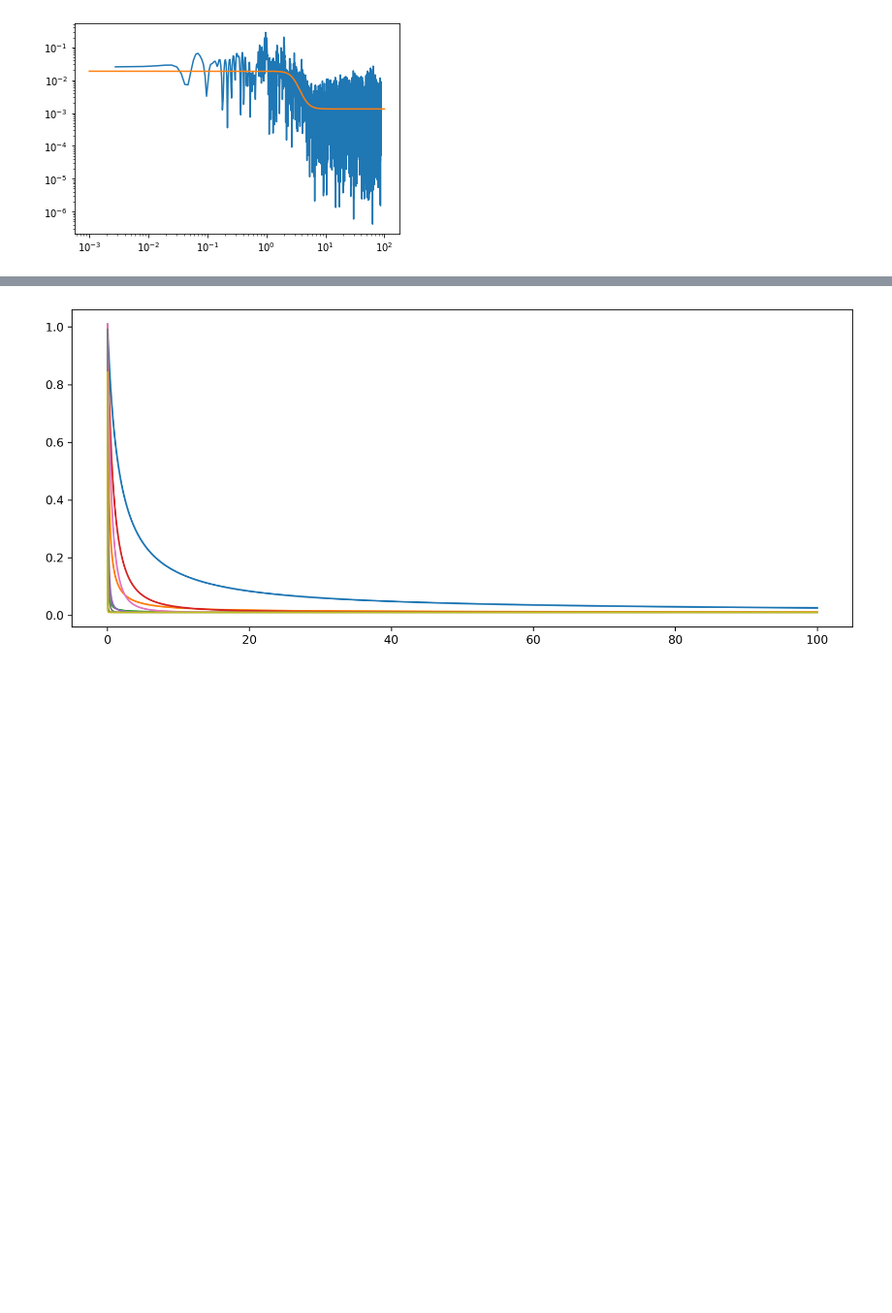
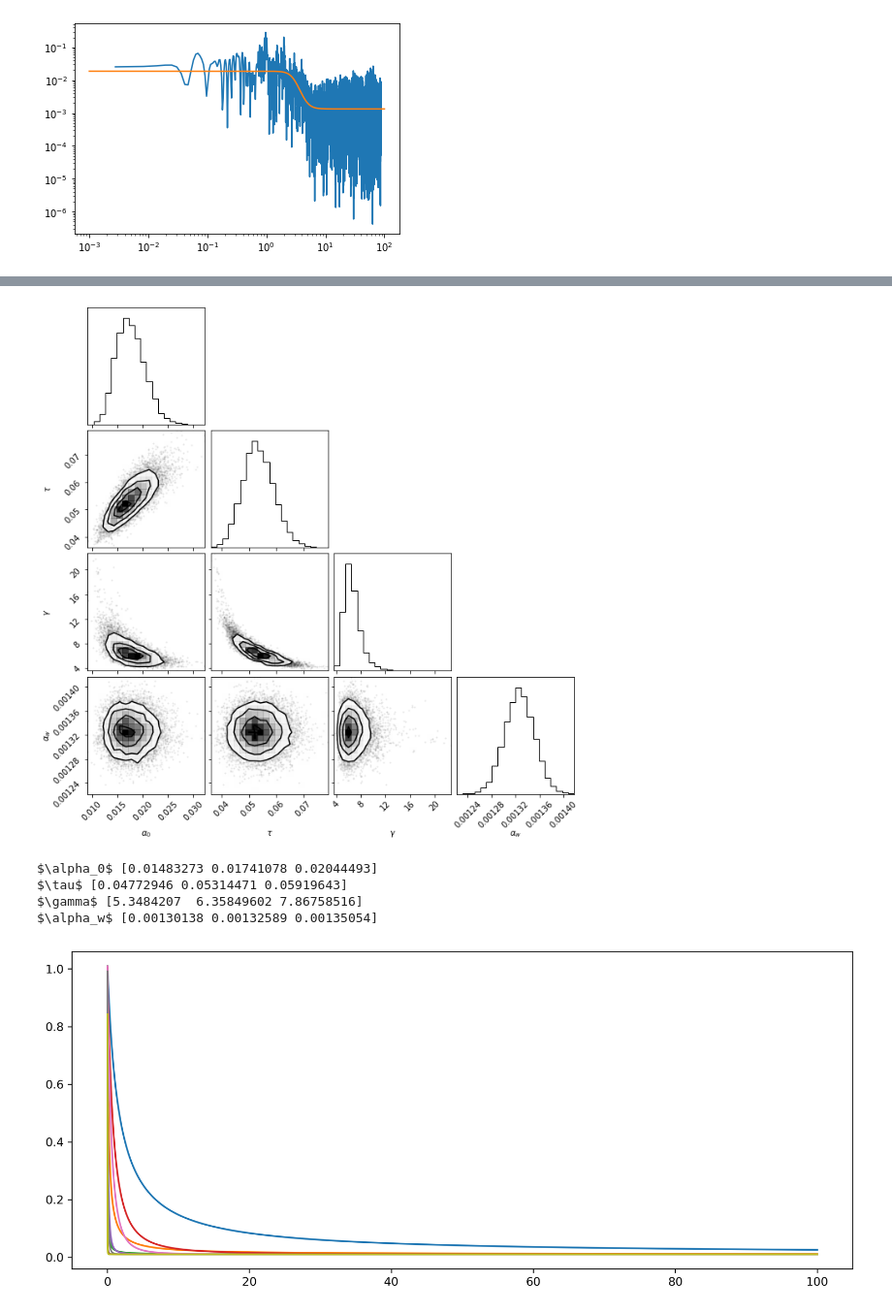
Before and after one commit to Bilsek12/squeegee, a Jupyter notebook: Betelgeuse_Intro.ipynb, the cells around one changed output, grey strips where cells are left out. Shown at 97% size. Cells and saved outputs as stored; diff of their text form; code cells hidden in the pictures; blank space fills up the shorter version.

```diff
--- a/Betelgeuse_Intro.ipynb
+++ b/Betelgeuse_Intro.ipynb
@@ -186,3 +231,22 @@ plt.yscale('log')
+# %%
+import corner
+
+flat_samples = sampler.get_chain(discard=250, thin=15, flat=True)
+
+flat_samples = sampler.get_chain(discard=250, thin=15, flat=True)
+fig = corner.corner(
+    flat_samples, labels=labels);
+# %% [output]
+[figure, added]
+# %%
+for i, val in enumerate(labels):
+    mcmc = np.percentile(flat_samples[:,i],[16,50,84])
+    print(val,mcmc)
+# %% [output]
+$\alpha_0$ [0.01483273 0.01741078 0.02044493]
+$\tau$ [0.04772946 0.05314471 0.05919643]
+$\gamma$ [5.3484207  6.35849602 7.86758516]
+$\alpha_w$ [0.00130138 0.00132589 0.00135054]
 # %%
 fig, ax = plt.subplots(figsize=(12,5), dpi=300)
 
```
Also changed, not shown: parts of 6 cells of this notebook, 2 other files.
